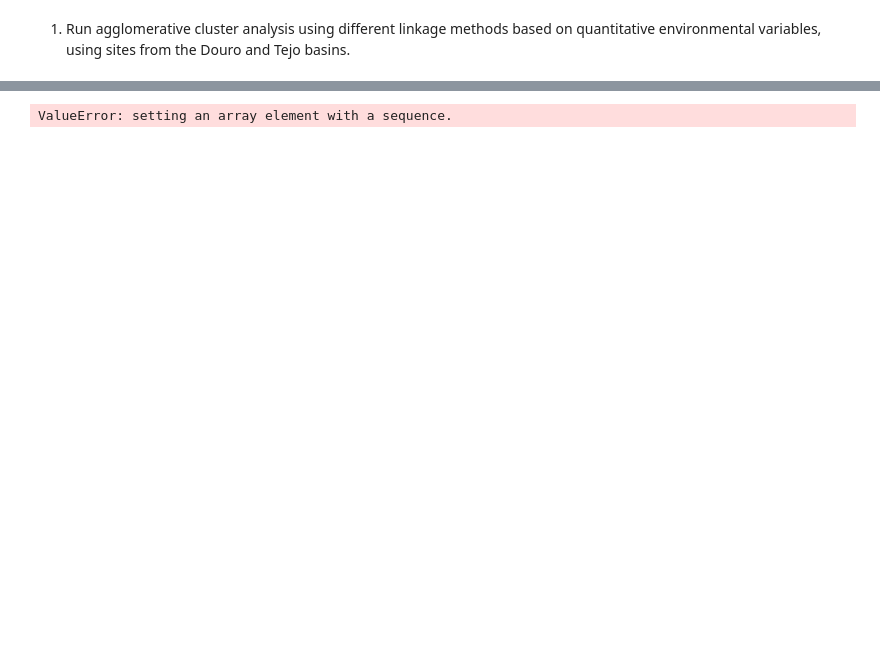
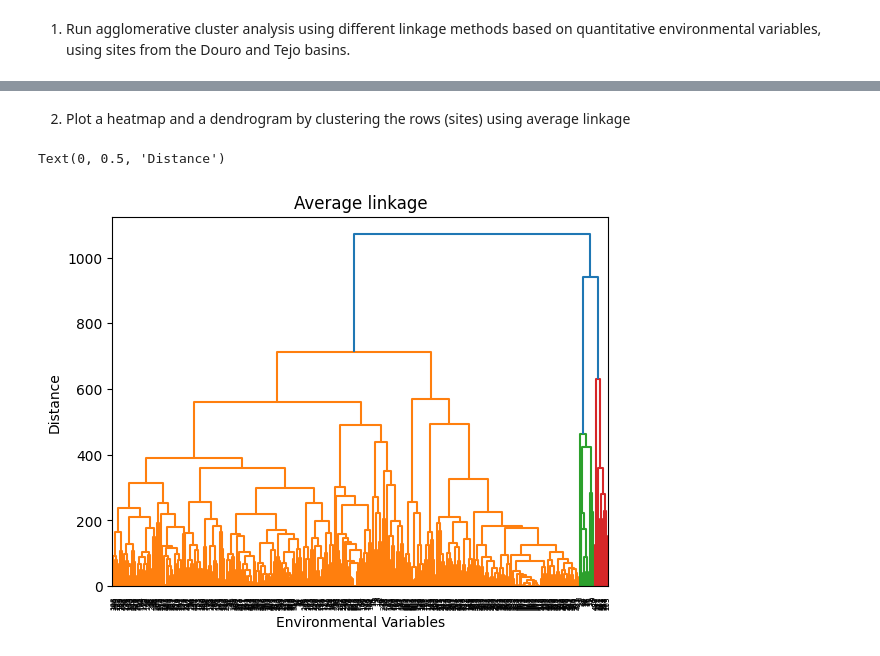
Before and after one commit to jfilipa1/greends-avcd, a Jupyter notebook: people/Miguel/Ex7/Ex7.ipynb, the cells around one changed output, grey strips where cells are left out. Drawn from its saved outputs; the diff is of its cells as text; code cells hidden in the pictures; blank space fills up the shorter version.

```diff
--- a/people/Miguel/Ex7/Ex7.ipynb
+++ b/people/Miguel/Ex7/Ex7.ipynb
@@ -21,6 +24,6 @@ df = df.dropna()
 # "temp_jan"
 # "temp_jul"
 # %%
-df_tejodouro = df[(df['Catchment_name']=='Douro')], df[(df['Catchment_name']=='Tejo')]
-df_tejodouro
+dftejodouro = df[(df['Catchment_name']=='Douro') | (df['Catchment_name']=='Tejo')]
+dftejodouro
 # %% [output]
@@ -44,2 +43,3 @@ df_tejodouro
 # %%
-df_enviroment= df[["Altitude", "Actual_river_slope","Elevation_mean_catch", "prec_ann_catch","temp_ann","temp_jan","temp_jul"]]
+dfenviroment = dftejodouro[["Altitude", "Actual_river_slope","Elevation_mean_catch", "prec_ann_catch","temp_ann","temp_jan","temp_jul"]]
+dfenviroment
@@ -46,7 +60,10 @@ df_enviroment= df[["Altitude", "Actual_river_slope","Elevation_mean_catch", "pre
+# %% [markdown]
+2. Plot a heatmap and a dendrogram by clustering the rows (sites) using average linkage
 # %%
-dendrogram_plot = dendrogram(linkage(df_sub, method='single'))
-plt.title('single linkage' )
-plt.xlabel('objects')
+dendrogram_plot = dendrogram(linkage(dfenviroment, method='average'))
+plt.title('Average linkage' )
+plt.xlabel('Environmental Variables')
 plt.ylabel('Distance')
 # %% [output]
-ValueError: setting an array element with a sequence.
+Text(0, 0.5, 'Distance')
+[figure, added]
```
Also changed, not shown: parts of 7 cells of this notebook, 1 other file.
